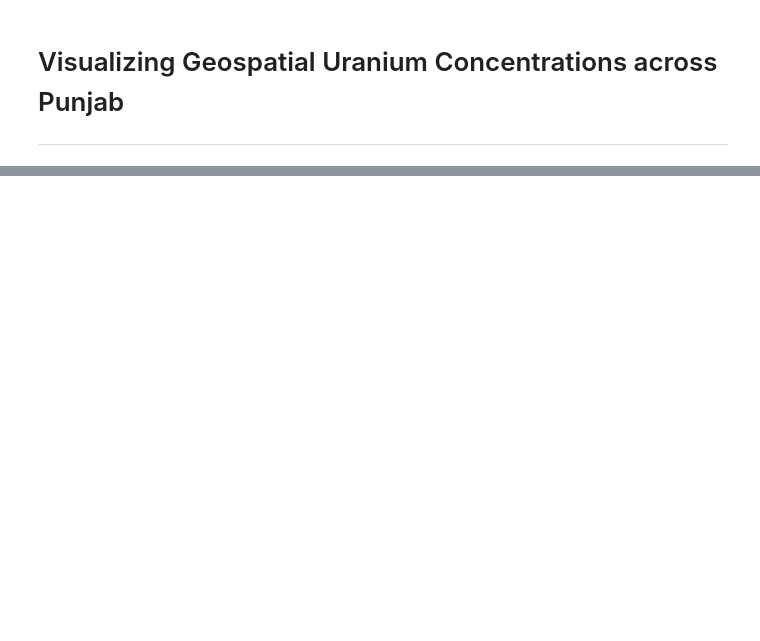
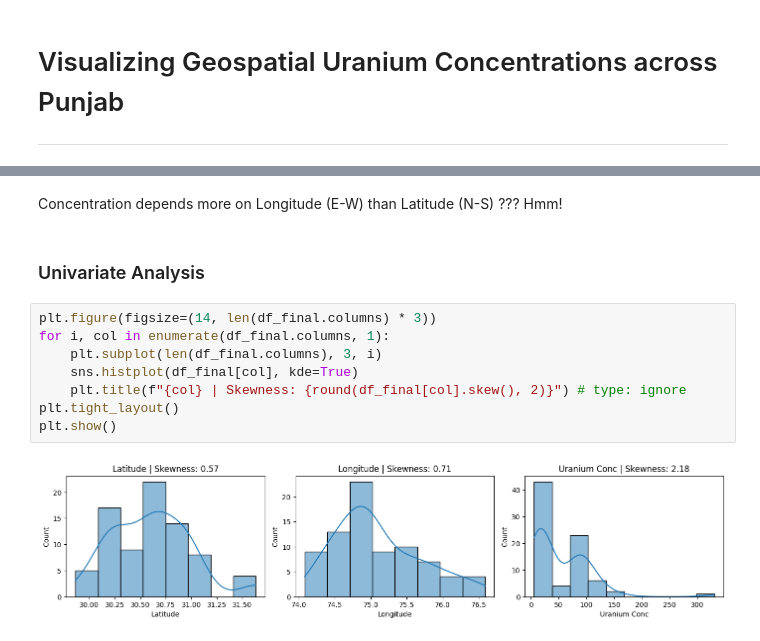
Before and after one commit to ikabrain/uranium-punjab-analysis, a Jupyter notebook: micro-study-1/visualizer.ipynb, the cells around one changed output, grey strips where cells are left out. Saved outputs shown, nothing was run; the diff lists cells and outputs as text; blank space fills up the shorter version.

```diff
--- a/micro-study-1/visualizer.ipynb
+++ b/micro-study-1/visualizer.ipynb
@@ -27,0 +106,14 @@ MAP_STYLES = {
+# %% [markdown]
+Concentration depends more on Longitude (E-W) than Latitude (N-S) ??? Hmm!
+# %% [markdown]
+### Univariate Analysis
+# %%
+plt.figure(figsize=(14, len(df_final.columns) * 3))
+for i, col in enumerate(df_final.columns, 1):
+    plt.subplot(len(df_final.columns), 3, i)
+    sns.histplot(df_final[col], kde=True)
+    plt.title(f"{col} | Skewness: {round(df_final[col].skew(), 2)}") # type: ignore
+plt.tight_layout()
+plt.show()
+# %% [output]
+[figure, added]
```
Also changed, not shown: parts of 25 cells of this notebook, 1 other file.
